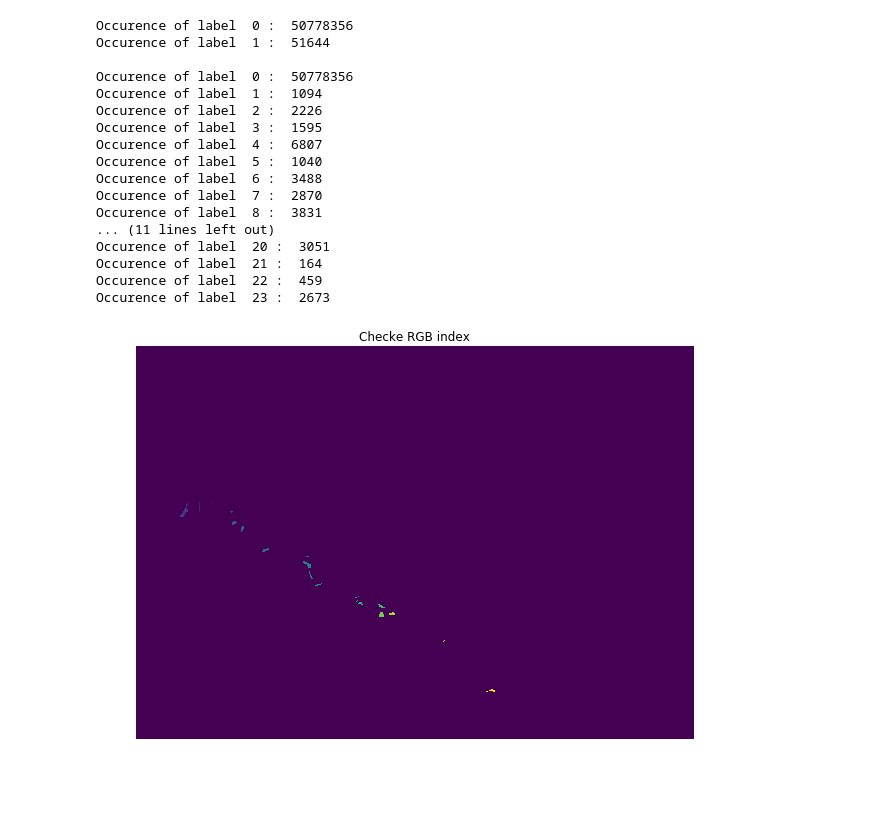
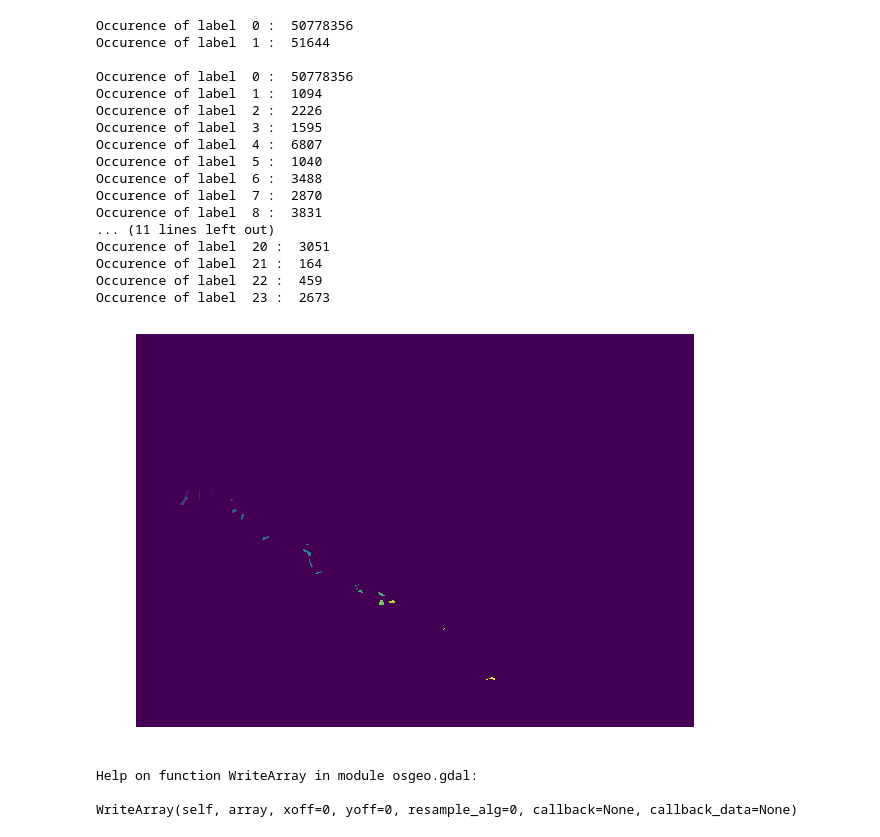
Before and after one commit to Seam8/SDB_Projects, a Jupyter notebook: Poe/Scripts/GetDII.ipynb, the cells around one changed output. Cells and saved outputs as stored; diff of their text form; code cells hidden in the pictures; blank space fills up the shorter version.

Commit message:
Bottom Samples study

```diff
--- a/Poe/Scripts/GetDII.ipynb
+++ b/Poe/Scripts/GetDII.ipynb
@@ -21,7 +22,7 @@ from sklearn.cluster import KMeans
 
 from scipy import stats
 # %%
-ImagesFolder = '/SDB/Poe/Images/Acolyte/S2A_MSIL1C_20180305T230901_N0206_R101_T58KEB_20180306T00234_bisAco/S2A_MSI_2018_03_05_23_09_01_T58KEB_L2R_tif/'
+ImagesFolder = '../../Poe/Images/Acolyte/S2A_MSIL1C_20180305T230901_N0206_R101_T58KEB_20180306T00234_bisAco/S2A_MSI_2018_03_05_23_09_01_T58KEB_L2R_tif/'
 raster_wavelength = ['560']
 raster_Name = ['rhos_' + f + '.tif' for f in raster_wavelength]
 bands_data = []
@@ -31,48 +32,53 @@ for f in range(len(raster_Name)):
     band = raster_dataset.GetRasterBand(0)
 
 geo_transform = raster_dataset.GetGeoTransform()
-proj = raster_dataset.GetProjectionRef()
+proj = raster_dataset.GetProjection()
 
 rows, cols = (raster_dataset.RasterYSize, raster_dataset.RasterXSize)
 
 WorkingIndex = np.full((10980, 10980), False)
-WorkingIndex[5000:,0:8501] = True
+WorkingIndex[5000:,0:8500] = True
 # %%
-ShapeFolder = '/SDB/Poe/Shapes/'
+ShapeFolder = '../../Poe/Shapes/'
 RoiPathName = 'BottomsSamp.shp'
 
 labeled_pixels = mgp.create_mask_from_vector(ShapeFolder + RoiPathName,  cols, rows, geo_transform, proj, target_value=1, format=gdal.GDT_Byte)
 labeled_pixels = labeled_pixels.GetRasterBand(1).ReadAsArray(xoff=0, yoff=5000, win_xsize=8500, win_ysize=5980).astype(bool)
 labeled_Samples = label(labeled_pixels)
 
 for i in np.unique(labeled_pixels):
     print('Occurence of label {0: d} : {1: d}'.format(i, np.sum(labeled_pixels == i)))
 print('')
 
 plt.figure(figsize=(10, 10))
-labeled_pixels = label(labeled_pixels)
-plt.imshow(labeled_pixels)
+plt.imshow(labeled_Samples)
 plt.axis('off')
 
 for i in np.unique(labeled_Samples):
     print('Occurence of label {0: d} : {1: d}'.format(i, np.sum(labeled_Samples == i)))
 # %% [output]
 Occurence of label  0 :  50778356
 Occurence of label  1 :  51644
 
 Occurence of label  0 :  50778356
 Occurence of label  1 :  1094
 Occurence of label  2 :  2226
 Occurence of label  3 :  1595
 Occurence of label  4 :  6807
 Occurence of label  5 :  1040
 Occurence of label  6 :  3488
 Occurence of label  7 :  2870
 Occurence of label  8 :  3831
 ... (11 lines left out)
 Occurence of label  20 :  3051
 Occurence of label  21 :  164
 Occurence of label  22 :  459
 Occurence of label  23 :  2673
-[figure, old version]
+[figure, new version]
+# %%
+help(gdal.Band.WriteArray)
+# %% [output]
+Help on function WriteArray in module osgeo.gdal:
+
+WriteArray(self, array, xoff=0, yoff=0, resample_alg=0, callback=None, callback_data=None)
 # %%
```
Also changed, not shown: parts of 8 cells of this notebook, 15 other files.
